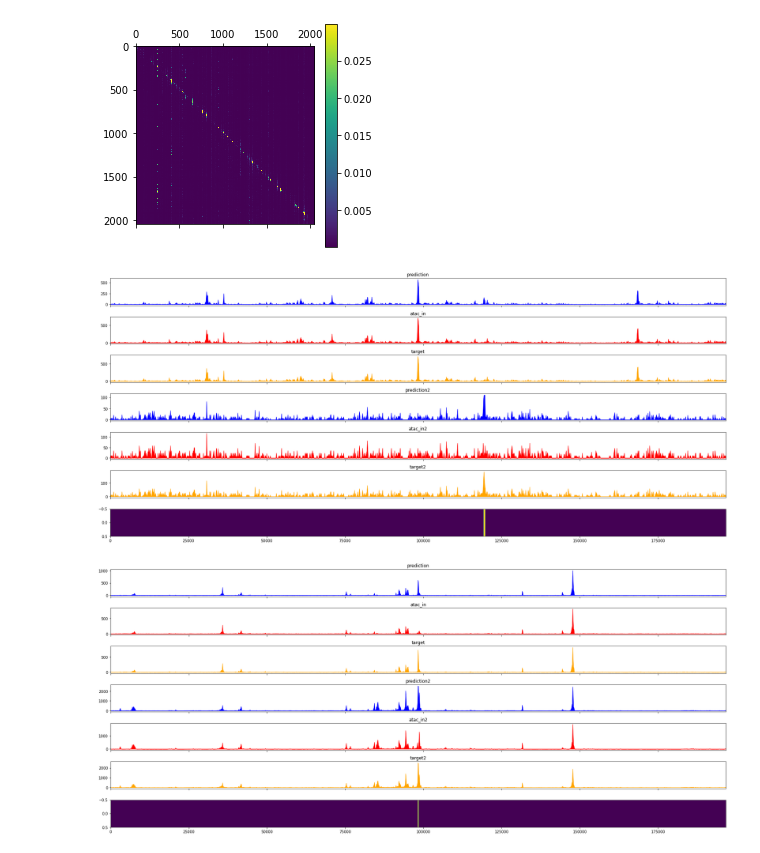
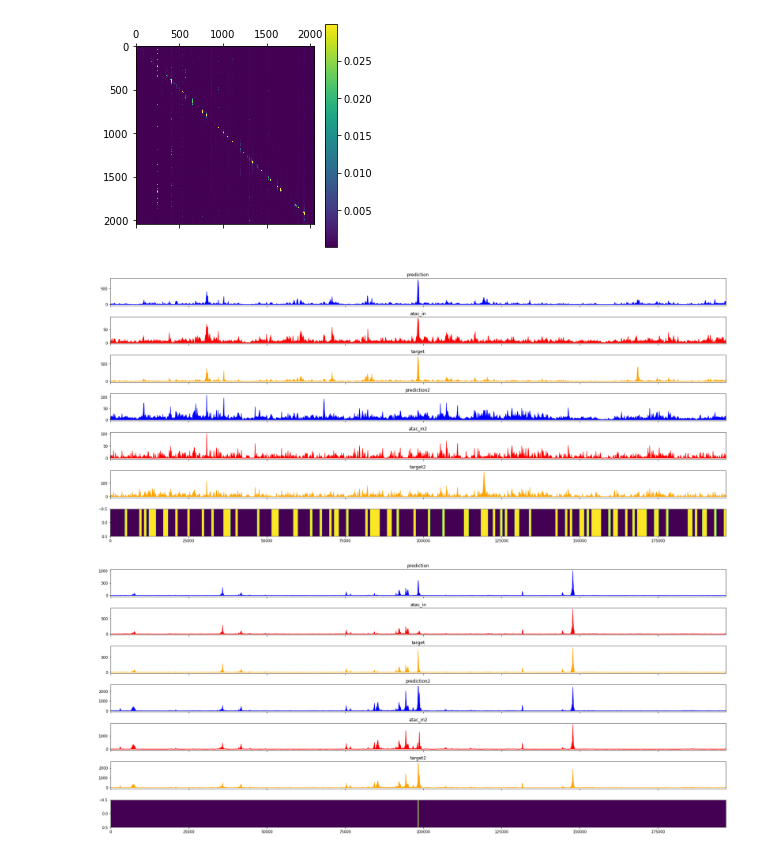
Before and after one commit to abuchin/genformer, a Jupyter notebook: visualization/plot_tracks_masked.ipynb, the cells around one changed output. Cells and saved outputs as stored; diff of their text form; code cells hidden in the pictures.

```diff
--- a/visualization/plot_tracks_masked.ipynb
+++ b/visualization/plot_tracks_masked.ipynb
@@ -413,9 +413,19 @@ plt.show()
 # %% [output]
 [figure]
 # %%
-atac_mask = np.ones((2048,1))
-for k in tf.range(1187,1191):
-    atac_mask[k,0] = 0.0
+edge_append = tf.ones((256,1),dtype=tf.float32)
+atac_mask = tf.ones(1536 // 6,dtype=tf.float32)
+atac_mask=tf.nn.experimental.stateless_dropout(atac_mask,
+                                          rate=(0.30),
+                                          seed=[5+16,5+10]) / (1. / (1.0-(0.40)))
+atac_mask = tf.expand_dims(atac_mask,axis=1)
+atac_mask = tf.tile(atac_mask, [1,6])
+atac_mask = tf.reshape(atac_mask, [-1])
+atac_mask = tf.expand_dims(atac_mask,axis=1)
+atac_mask = tf.concat([edge_append,atac_mask,edge_append],axis=0)
+#atac_mask = np.ones((2048,1))
+#for k in tf.range(1187,1191):
+#    atac_mask[k,0] = 0.0
 #for k in tf.range(1582,1598):
 #    atac_mask[k,0] = 0.0
 
@@ -468,35 +478,35 @@ for file in filenames:
     atacs_out.append(test['atac'])
     predictions_out.append(prediction)
     targets_out.append(test['target'])
     seq_grads_out.append(seq_grads)
     full_grads_out.append(full_grads)
 
 def plot_tracks(tracks, peaks, start, end, height=1.5):
     fig, axes = plt.subplots(len(tracks)+1, 1, figsize=(24, height * (len(tracks)+1)), sharex=True)
     for ax, (title, y) in zip(axes, tracks.items()):
         ax.fill_between(np.linspace(start, end, num=len(y[0])), y[0],color=y[1])
         ax.set_title(title)
     axes[-1].imshow(peaks, aspect = "auto", cmap="viridis")
     plt.tight_layout()
 
 #for idx, atacs in enumerate(atacs_out):
 
 tracks={'prediction': (predictions_out[0][0,:,0],'blue'),
-        'atac_in': (tf.reduce_sum(tf.reshape((tf.math.exp(atacs_out[0][0,:,0])-1.0), [2048,32]),axis=1)[256:-256],'red'),
+        'atac_in': (tf.reduce_sum(tf.reshape((atacs_out[0][0,:,0]), [2048,32]),axis=1)[256:-256],'red'),
         'target': (targets_out[0][0,:,0],'orange'),
         #'prediction1': (predictions_out[1][0,:,0],'blue'),
         #'atac_in1': (tf.reduce_sum(tf.reshape(atacs_out[1][0,:,0], [2048,32]),axis=1)[256:-256],'red'),
         #'target1': (targets_out[1][0,:,0],'orange'),
         'prediction2': (predictions_out[1][0,:,0],'blue'),
         'atac_in2': (tf.reduce_sum(tf.reshape((tf.math.exp(atacs_out[1][0,:,0])-1.0), [2048,32]),axis=1)[256:-256],'red'),
         'target2': (targets_out[1][0,:,0],'orange')}
 
 
 atac_mask_expanded = (1.0 - tf.transpose(tf.slice(tf.expand_dims(tf.reshape(tf.tile(atac_mask,[1,4]),[-1]),axis=1),
          [32768,0],[196608,-1])))
 plot_tracks(tracks, atac_mask_expanded,0,196608)
 # %% [output]
-[figure, old version]
+[figure, new version]
 # %%
 start = (36835054+36835597)//2 - (262144//2) + 128 * 256
 chrom = "chr14"
```
Also changed, not shown: 5 other files.
